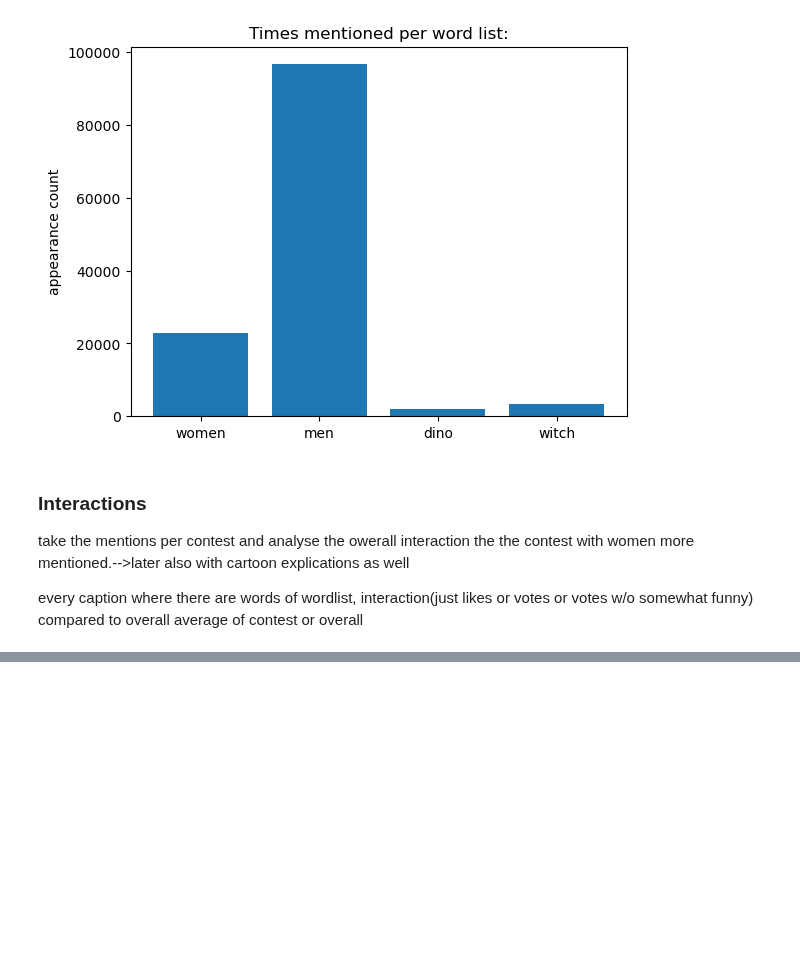
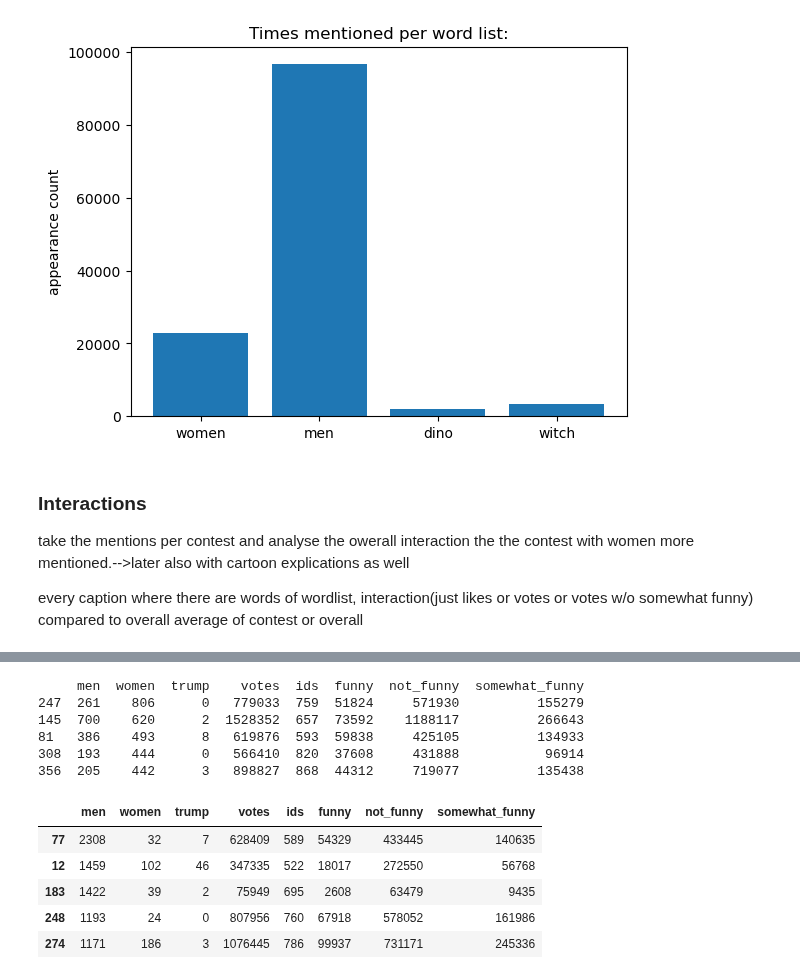
Before and after one commit to epfl-ada/ada-2025-project-data_dinosaur, a Jupyter notebook: load_csv.ipynb, the cells around one changed output, grey strips where cells are left out. Drawn from its saved outputs; the diff is of its cells as text; code cells hidden in the pictures; blank space fills up the shorter version.

```diff
--- a/load_csv.ipynb
+++ b/load_csv.ipynb
@@ -307,0 +269,37 @@ df.head(29)
+# %%
+coutdict = {
+  "women_count": "women",
+  "men": "men|boy|father|husband|sir",
+  "women": "women|girl|mother|wife",
+  "trump": "trump|donald|president"
+
+}
+
+###Analyse the mentions over time
+
+#find all IDs:
+ids = np.array(df['contest_id'].copy().drop_duplicates())
+per_contest = []
+votes = []
+funny = []
+not_funny = []
+somewhat_funny = []
+
+for i in range(len(ids)):
+    df_ID = df[df['contest_id'] == str(ids[i])]
+    per_contest.append(do_counts(df_ID['caption'].copy(), coutdict))
+    votes.append(df_ID['votes'].sum())
+    funny.append(df_ID['funny'].sum())
+    not_funny.append(df_ID['not_funny'].sum())
+    somewhat_funny.append(df_ID['somewhat_funny'].sum())
+per_contest = np.array(per_contest)
+
+df_vc = pd.DataFrame(per_contest, columns=["w", "men", "women", "trump"])
+df_vc['votes'] = votes
+df_vc['men'] = df_vc["men"]-df_vc["w"]
+df_vc['ids'] = ids
+df_vc['funny'] = funny
+df_vc['not_funny'] = not_funny
+df_vc['somewhat_funny'] = somewhat_funny
+
+df_vc = df_vc.drop(["w"], axis=1)
@@ -307,0 +342,3 @@ df.head(29)
+# %%
+df_vc_sorted_w = df_vc.sort_values(by='women', ascending=False).head(20).copy()
+df_vc_sorted_m = df_vc.sort_values(by='men', ascending=False).head(20).copy()
@@ -307,0 +374,16 @@ df.head(29)
+# %%
+print(df_vc_sorted_w.head())
+df_vc_sorted_m.head()
+# %% [output]
+     men  women  trump    votes  ids  funny  not_funny  somewhat_funny
+247  261    806      0   779033  759  51824     571930          155279
+145  700    620      2  1528352  657  73592    1188117          266643
+81   386    493      8   619876  593  59838     425105          134933
+308  193    444      0   566410  820  37608     431888           96914
+356  205    442      3   898827  868  44312     719077          135438
+|  | men | women | trump | votes | ids | funny | not_funny | somewhat_funny |
+| 77 | 2308 | 32 | 7 | 628409 | 589 | 54329 | 433445 | 140635 |
+| 12 | 1459 | 102 | 46 | 347335 | 522 | 18017 | 272550 | 56768 |
+| 183 | 1422 | 39 | 2 | 75949 | 695 | 2608 | 63479 | 9435 |
+| 248 | 1193 | 24 | 0 | 807956 | 760 | 67918 | 578052 | 161986 |
+| 274 | 1171 | 186 | 3 | 1076445 | 786 | 99937 | 731171 | 245336 |
```
Also changed, not shown: parts of 7 cells of this notebook.
